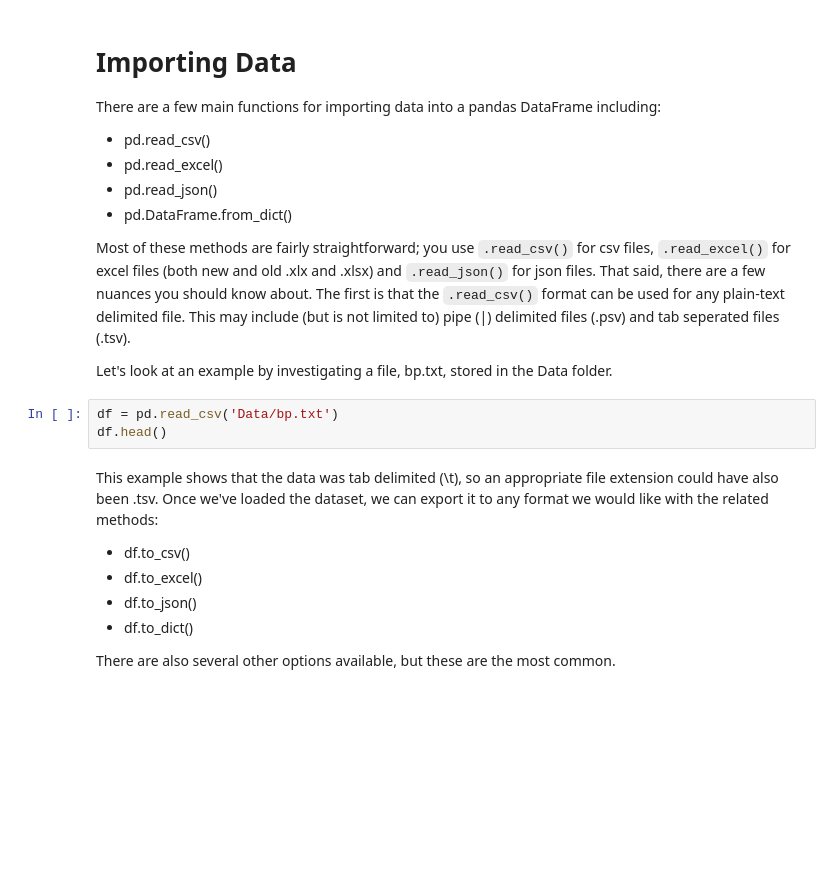
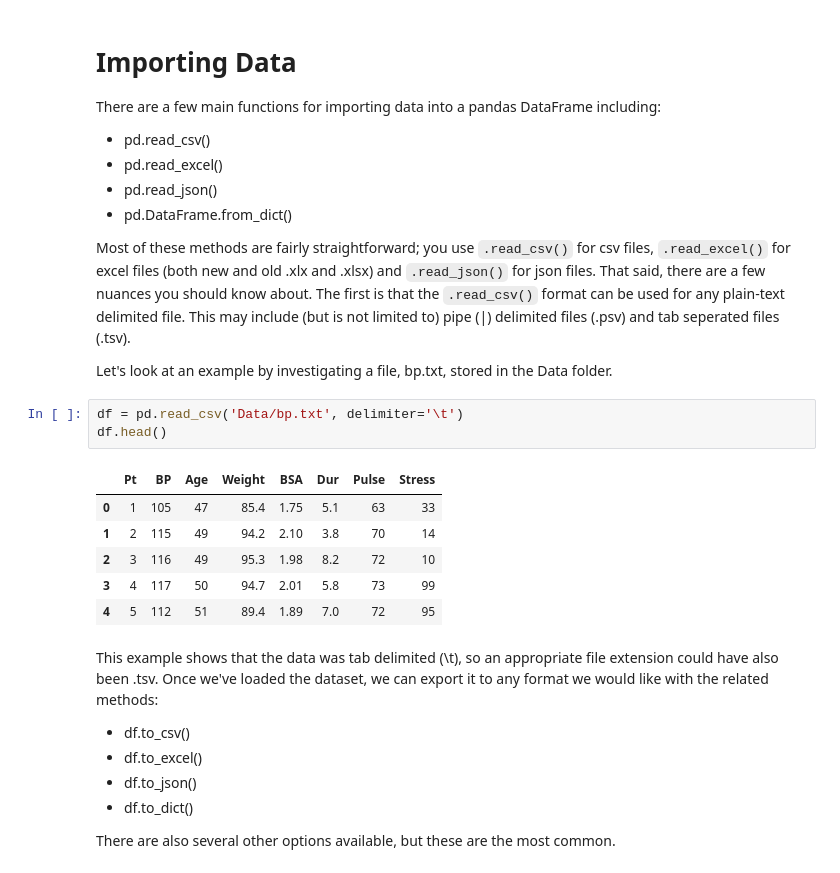
Before and after one commit to omerhakim/dsc-1-03-04-importing-data-using-pandas-nyc-ds-career-031119, a Jupyter notebook: index.ipynb, the cells around one changed output. Cells and saved outputs as stored; diff of their text form; blank space fills up the shorter version.

```diff
--- a/index.ipynb
+++ b/index.ipynb
@@ -31,8 +31,15 @@ Most of these methods are fairly straightforward; you use `.read_csv()` for csv
 
 Let's look at an example by investigating a file, bp.txt, stored in the Data folder.
 # %%
-df = pd.read_csv('Data/bp.txt')
+df = pd.read_csv('Data/bp.txt', delimiter='\t')
 df.head()
+# %% [output]
+|  | Pt | BP | Age | Weight | BSA | Dur | Pulse | Stress |
+| 0 | 1 | 105 | 47 | 85.4 | 1.75 | 5.1 | 63 | 33 |
+| 1 | 2 | 115 | 49 | 94.2 | 2.10 | 3.8 | 70 | 14 |
+| 2 | 3 | 116 | 49 | 95.3 | 1.98 | 8.2 | 72 | 10 |
+| 3 | 4 | 117 | 50 | 94.7 | 2.01 | 5.8 | 73 | 99 |
+| 4 | 5 | 112 | 51 | 89.4 | 1.89 | 7.0 | 72 | 95 |
 # %% [markdown]
 This example shows that the data was tab delimited (\t), so an appropriate file extension could have also been .tsv. Once we've loaded the dataset, we can export it to any format we would like with the related methods:
 
```
